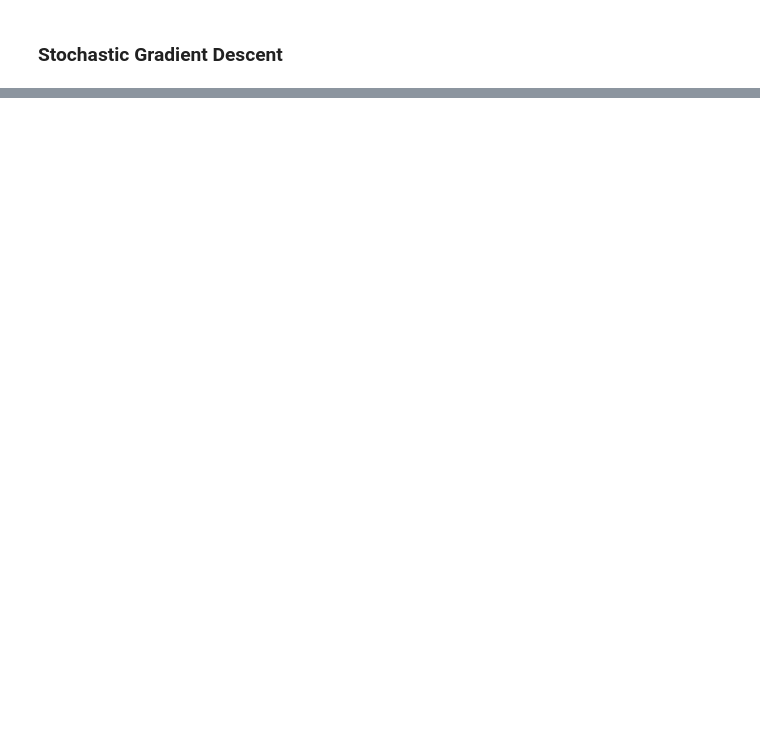
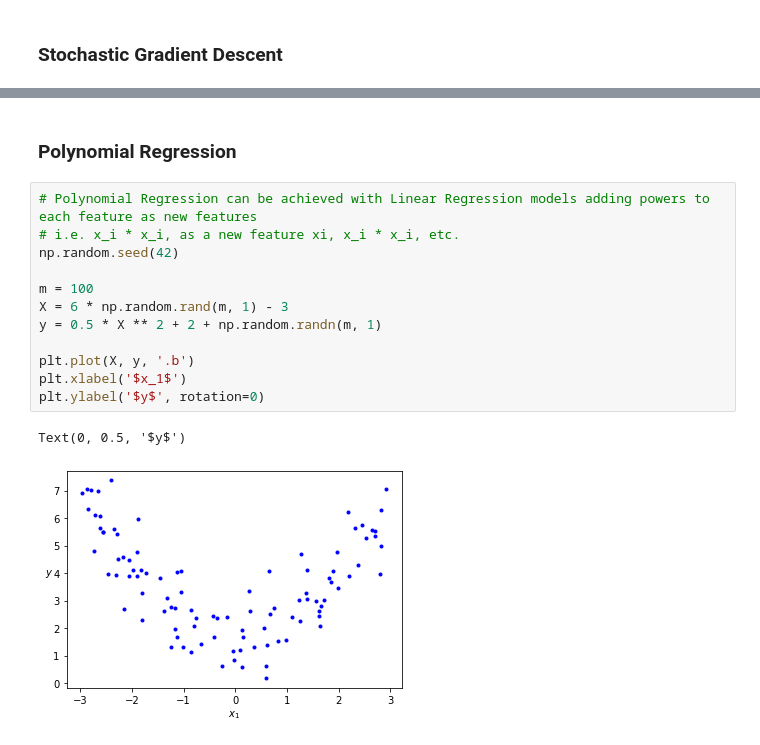
Before and after one commit to amancioandre/handson-ml, a Jupyter notebook: chapter_04/Linear Regression.ipynb, the cells around one changed output, grey strips where cells are left out. Saved outputs shown, nothing was run; the diff lists cells and outputs as text; blank space fills up the shorter version.

```diff
--- a/chapter_04/Linear Regression.ipynb
+++ b/chapter_04/Linear Regression.ipynb
@@ -159,0 +286,17 @@ plt.subplot(133); plot_gradient_descent(theta, eta=0.5)
+# %% [markdown]
+### Polynomial Regression
+# %%
+# Polynomial Regression can be achieved with Linear Regression models adding powers to each feature as new features
+# i.e. x_i * x_i, as a new feature xi, x_i * x_i, etc.
+np.random.seed(42)
+
+m = 100
+X = 6 * np.random.rand(m, 1) - 3
+y = 0.5 * X ** 2 + 2 + np.random.randn(m, 1)
+
+plt.plot(X, y, '.b')
+plt.xlabel('$x_1$')
+plt.ylabel('$y$', rotation=0)
+# %% [output]
+Text(0, 0.5, '$y$')
+[figure, added]
```
Also changed, not shown: parts of 21 cells of this notebook.
